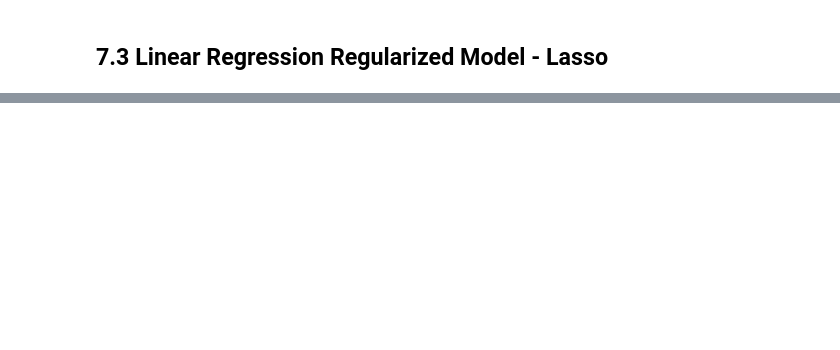
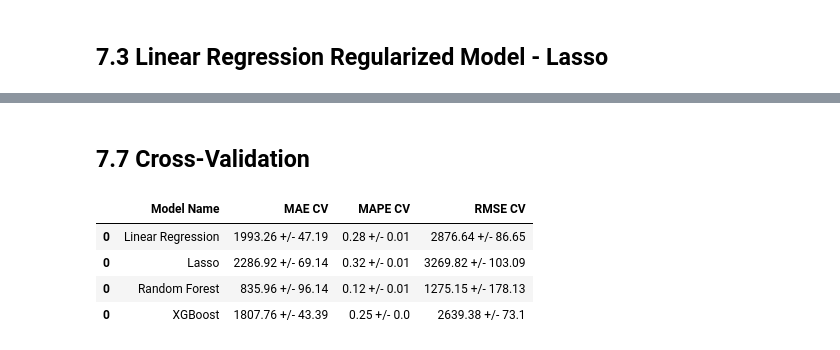
Before and after one commit to RafaelLuckner/ds_em_producao, a Jupyter notebook: modulo7.ipynb, the cells around one changed output, grey strips where cells are left out. Cells and saved outputs as stored; diff of their text form; code cells hidden in the pictures; blank space fills up the shorter version.

```diff
--- a/modulo7.ipynb
+++ b/modulo7.ipynb
@@ -947,3 +994,6 @@ lr_result
+# %%
+model = LinearRegression()
+lr_cross = cross_validation(X_training,5 ,  'Linear Regression', model, verbose=False)
 # %% [markdown]
 ## 7.3 Linear Regression Regularized Model - Lasso
 # %%
@@ -961,0 +1017,3 @@ lr_result
+# %%
+model = Lasso(alpha = 0.1)
+lrr_cross = cross_validation(X_training, 5, 'Lasso', model, verbose = True)
@@ -963,0 +1047,3 @@ lr_result
+# %%
+model = RandomForestRegressor(n_estimators=50, n_jobs=-1, random_state=9)
+rf_cross = cross_validation(X_training, 5, 'Random Forest', model, verbose = True)
@@ -965,0 +1079,7 @@ lr_result
+# %%
+model = XGBRegressor(objective = 'reg:squarederror',
+                         n_estimators = 100,
+                         eta = 0.01,
+                         max_depth=10,
+                         subsample = 0.7)
+xgb_cross = cross_validation(X_training, 5, 'XGBoost', model, verbose = True)
@@ -965,0 +1104,11 @@ lr_result
+# %% [markdown]
+## 7.7 Cross-Validation
+# %%
+model_result_cross_validation = pd.concat([lr_cross, lrr_cross, rf_cross, xgb_cross])
+model_result_cross_validation
+# %% [output]
+|  | Model Name | MAE CV | MAPE CV | RMSE CV |
+| 0 | Linear Regression | 1993.26 +/- 47.19 | 0.28 +/- 0.01 | 2876.64 +/- 86.65 |
+| 0 | Lasso | 2286.92 +/- 69.14 | 0.32 +/- 0.01 | 3269.82 +/- 103.09 |
+| 0 | Random Forest | 835.96 +/- 96.14 | 0.12 +/- 0.01 | 1275.15 +/- 178.13 |
+| 0 | XGBoost | 1807.76 +/- 43.39 | 0.25 +/- 0.0 | 2639.38 +/- 73.1 |
```
Also changed, not shown: parts of 32 cells of this notebook, 1 other file.
